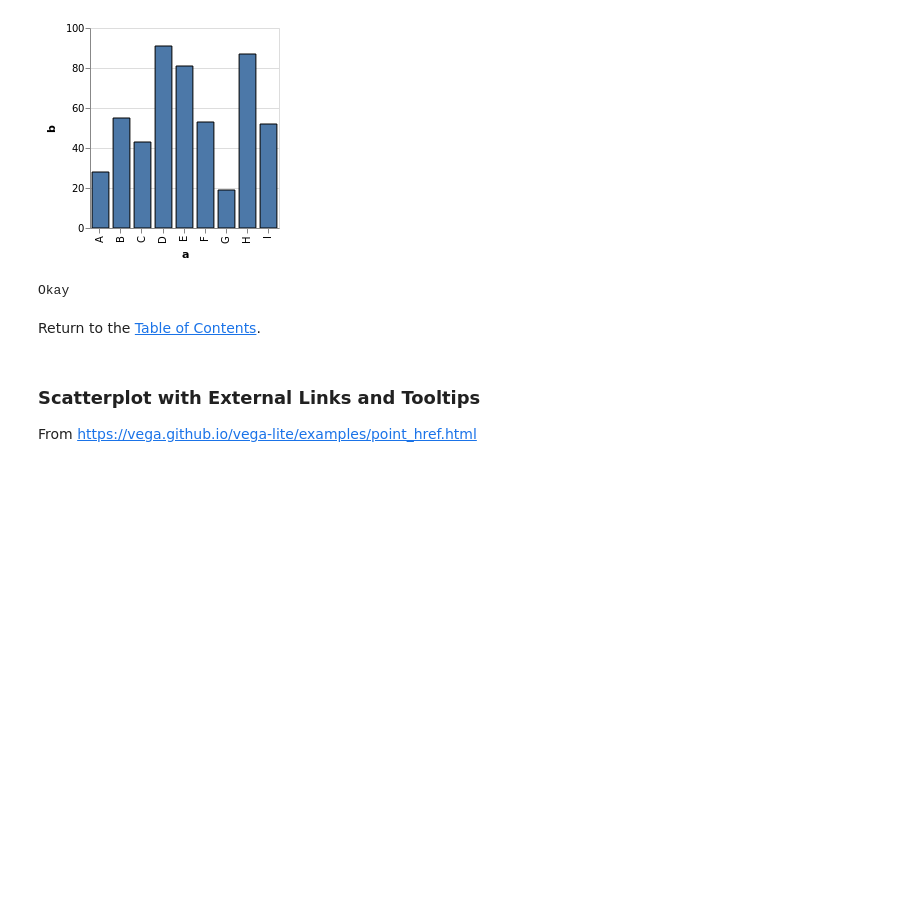
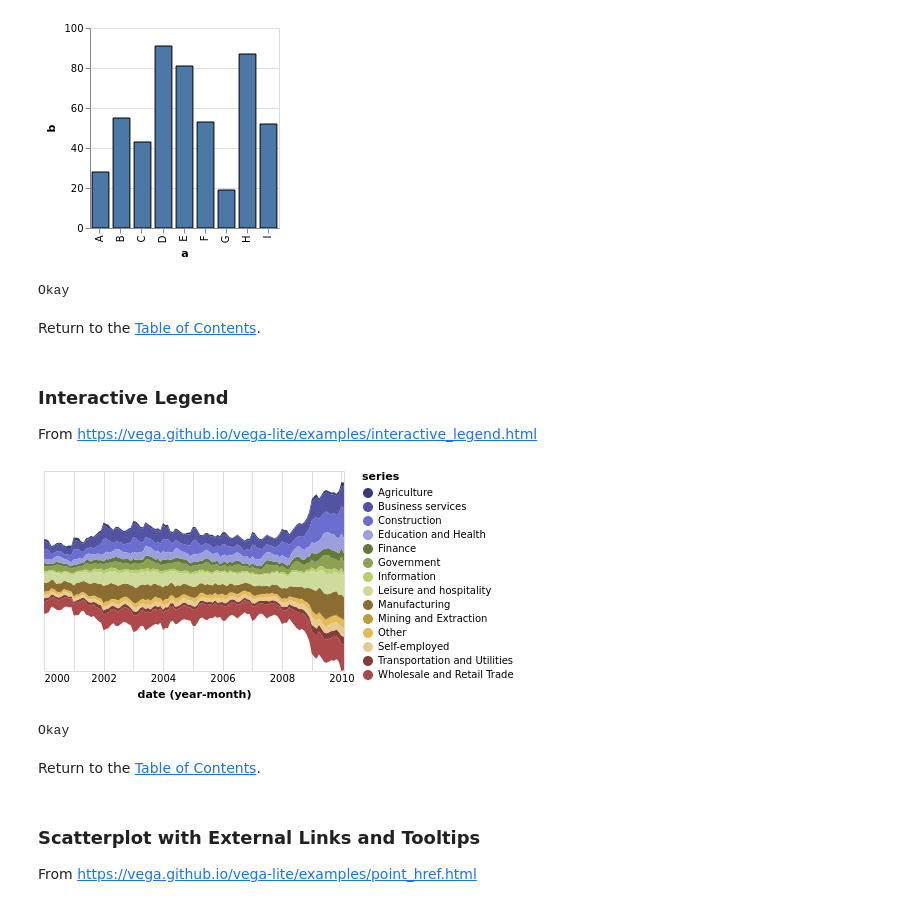
Before and after one commit to DougBurke/hvega, a Jupyter notebook: notebooks/VegaLiteGallery-Interactive.ipynb, the cells around one changed output. Saved outputs shown, nothing was run; the diff lists cells and outputs as text; code cells hidden in the pictures; blank space fills up the shorter version.

```diff
--- a/notebooks/VegaLiteGallery-Interactive.ipynb
+++ b/notebooks/VegaLiteGallery-Interactive.ipynb
@@ -283,3 +290,7 @@ validate interactiveBarSelectHighlightSpec interactiveBarSelectHighlight
 Okay
 # %% [markdown]
 Return to the [Table of Contents](#Table-of-Contents).
+# %% [markdown]
+### Interactive Legend
+
+From https://vega.github.io/vega-lite/examples/interactive_legend.html
@@ -286,3 +329,49 @@ Return to the [Table of Contents](#Table-of-Contents).
+# %%
+interactiveLegend =
+    let sel = selection
+              . select "industry" Multi [ BindLegend (BLField "series")]
+
+        enc = encoding
+              . position X [ PName "date"
+                           , PmType Temporal
+                           , PTimeUnit YearMonth
+                           , PAxis [AxDomain False, AxFormat "%Y", AxTickSize 0]
+                           ]
+              . position Y [ PName "count"
+                           , PmType Quantitative
+                           , PAggregate Sum
+                           , PStack StCenter
+                           , PAxis []
+                           ]
+              . color [ MName "series"
+                      , MmType Nominal
+                      , MScale [SScheme "category20b" []]
+                      ]
+              . opacity [ MSelectionCondition
+                              (SelectionName "industry")
+                              [MNumber 1]
+                              [MNumber 0.2]
+                        ]
+
+        v = [ width 300
+            , height 200
+            , dataFromUrl "data/unemployment-across-industries.json" []
+            , mark Area []
+            , sel []
+            , enc []
+            ]
+
+    in toVegaLite v
+
+vlShow interactiveLegend
+# %% [output]
+[figure, added]
+# %%
+validate interactiveLegendSpec interactiveLegend
+# %% [output]
+Okay
+# %% [markdown]
+Return to the [Table of Contents](#Table-of-Contents).
 # %% [markdown]
 ### Scatterplot with External Links and Tooltips
 
```
Also changed, not shown: parts of 69 cells of this notebook, 14 other files.
